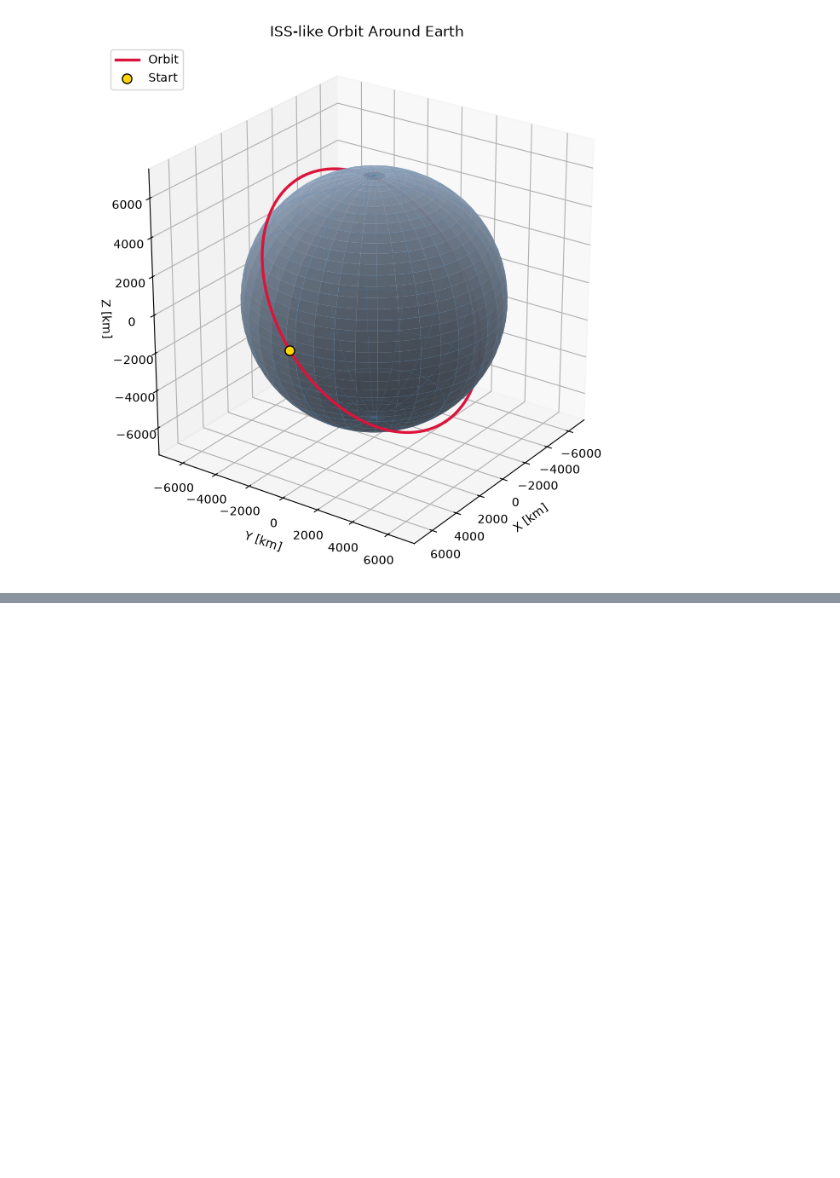
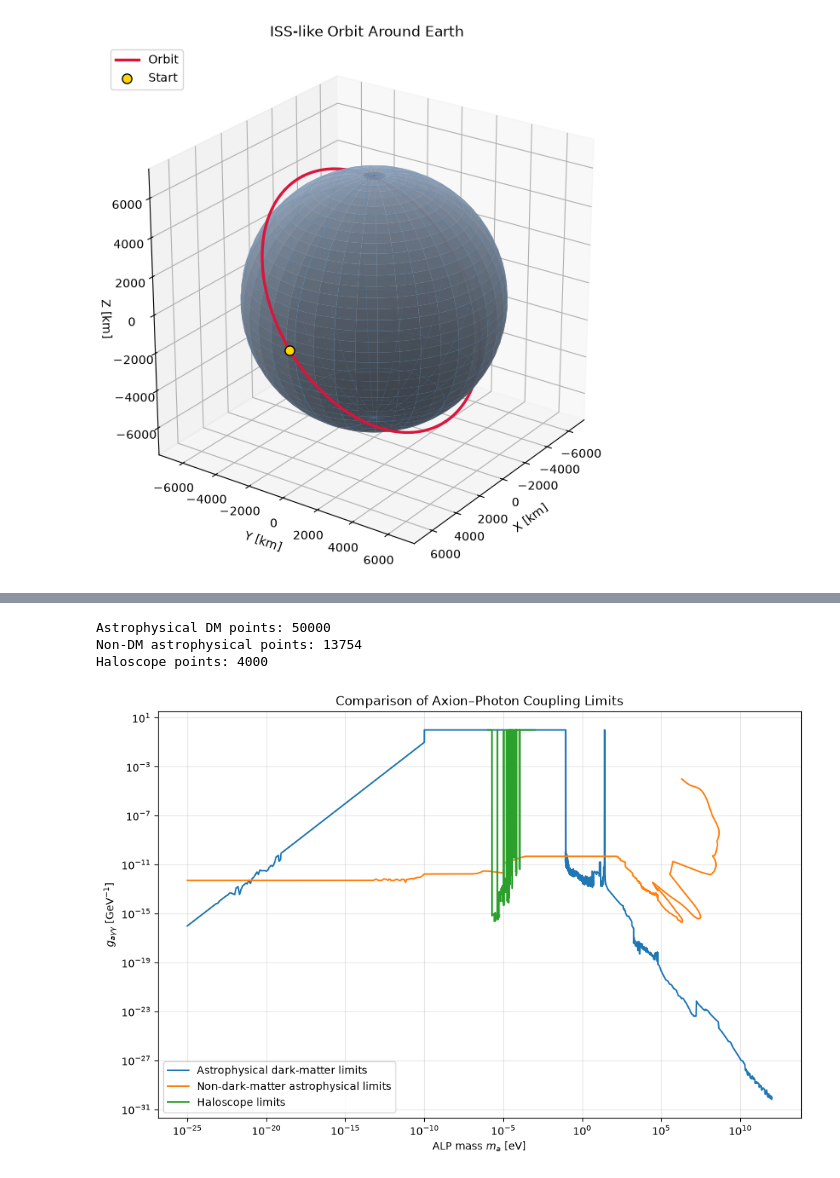
Before and after one commit to phi-a/ALP, a Jupyter notebook: notebooks/Main.ipynb, the cells around one changed output, grey strips where cells are left out. Saved outputs shown, nothing was run; the diff lists cells and outputs as text; code cells hidden in the pictures; blank space fills up the shorter version.

```diff
--- a/notebooks/Main.ipynb
+++ b/notebooks/Main.ipynb
@@ -275,0 +404,51 @@ plt.show()
+# %%
+dm_mass, dm_coupling = load_limit_file(dm_url)
+
+non_dm_mass, non_dm_coupling = load_limit_file(
+    non_dm_url
+)
+
+halo_mass, halo_coupling = load_limit_file(
+    haloscope_url
+)
+
+print("Astrophysical DM points:", len(dm_mass))
+print("Non-DM astrophysical points:", len(non_dm_mass))
+print("Haloscope points:", len(halo_mass))
+# %% [output]
+Astrophysical DM points: 50000
+Non-DM astrophysical points: 13754
+Haloscope points: 4000
+# %%
+plt.figure(figsize=(11, 7))
+
+plt.loglog(
+    dm_mass,
+    dm_coupling,
+    label="Astrophysical dark-matter limits"
+)
+
+plt.loglog(
+    non_dm_mass,
+    non_dm_coupling,
+    label="Non-dark-matter astrophysical limits"
+)
+
+plt.loglog(
+    halo_mass,
+    halo_coupling,
+    label="Haloscope limits"
+)
+
+plt.xlabel(r"ALP mass $m_a$ [eV]")
+plt.ylabel(
+    r"$g_{a\gamma\gamma}$ [GeV$^{-1}$]"
+)
+
+plt.title("Comparison of Axion–Photon Coupling Limits")
+plt.grid(True, which="both", alpha=0.3)
+plt.legend()
+
+plt.show()
+# %% [output]
+[figure, added]
```
Also changed, not shown: parts of 6 cells of this notebook.
